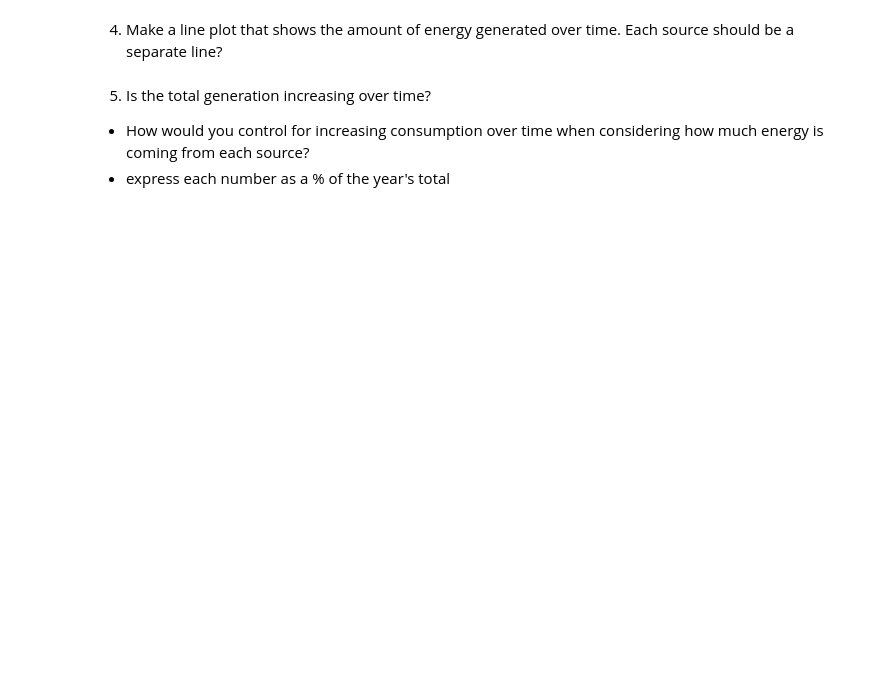
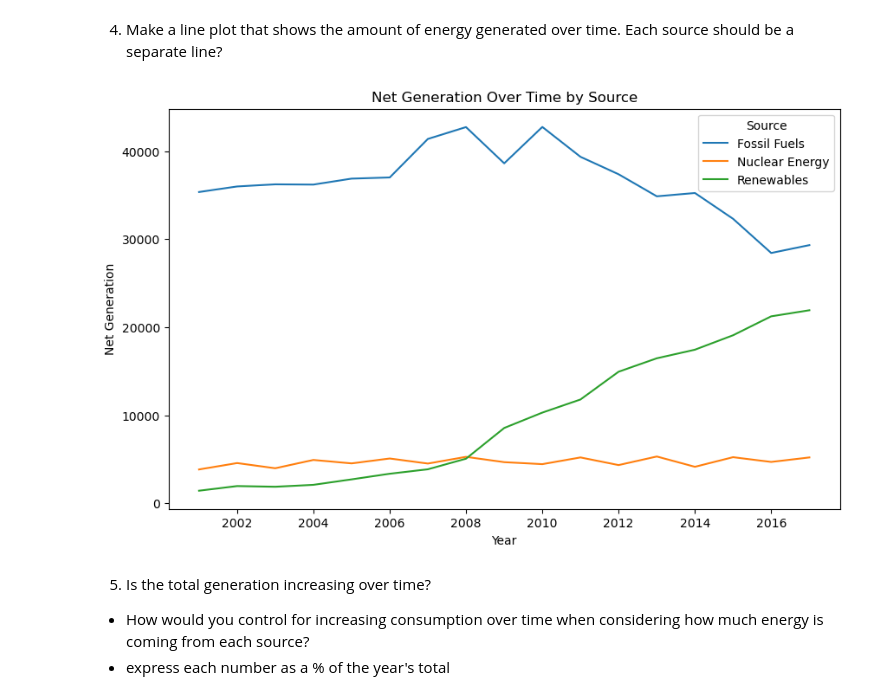
Before and after one commit to Segura-Jorge/time-series-exercises, a Jupyter notebook: wwtsd.ipynb, the cells around one changed output. Drawn from its saved outputs; the diff is of its cells as text; code cells hidden in the pictures; blank space fills up the shorter version.

```diff
--- a/wwtsd.ipynb
+++ b/wwtsd.ipynb
@@ -412,5 +484,16 @@ Use the above dataset for the following exercises:
 # %% [markdown]
 4. Make a line plot that shows the amount of energy generated over time. Each source should be a separate line?
+# %%
+#same as Q.2
+plt.figure(figsize=(10, 6))
+sns.lineplot(data=df, x='year', y='net_generation', hue='source')
+plt.title('Net Generation Over Time by Source')
+plt.xlabel('Year')
+plt.ylabel('Net Generation')
+plt.legend(title='Source')
+plt.show()
+# %% [output]
+[figure, added]
 # %% [markdown]
 5. Is the total generation increasing over time?
 - How would you control for increasing consumption over time when considering how much energy is coming from each source?
```
Also changed, not shown: parts of 31 cells of this notebook, 1 other file.
